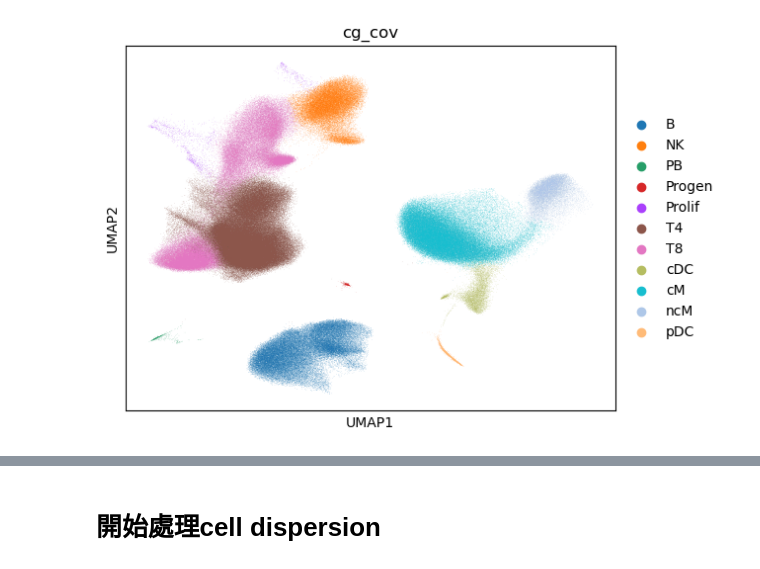
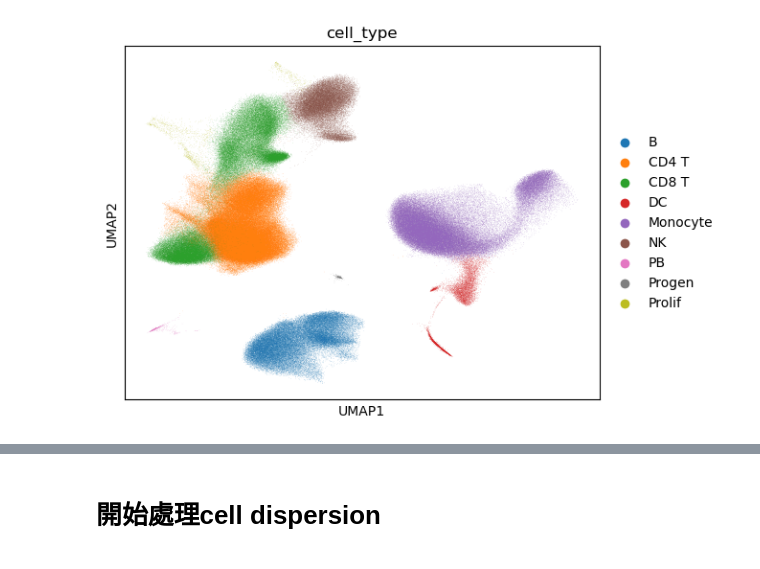
Before and after one commit to benson8902/Research, a Jupyter notebook: Code/Step4 Start Cell Dispersion_GSE174188.ipynb, the cells around one changed output, grey strips where cells are left out. Cells and saved outputs as stored; diff of their text form; code cells hidden in the pictures.

```diff
--- a/Code/Step4 Start Cell Dispersion_GSE174188.ipynb
+++ b/Code/Step4 Start Cell Dispersion_GSE174188.ipynb
@@ -29,6 +53,5 @@ healthy_adata = anndata.AnnData(X = X, obs = obs, var = var, uns = uns)
 healthy_adata.write("GSE174188/GSE174188_Healthy.h5ad")
 # %%
-healthy = sc.read_h5ad("GSE174188/GSE174188_CLUES1_adjusted.h5ad")
-healthy = healthy[healthy.obs.Status == "Healthy", :]
+healthy = sc.read_h5ad("GSE174188/GSE174188_Healthy.h5ad")
 healthy
 # %% [output]
@@ -47,4 +80,4 @@ cell_type
 # %%
-sc.pl.umap(healthy, color = "cg_cov")
+sc.pl.umap(healthy, color = "cell_type")
 # %% [output]
-[figure, old version]
+[figure, new version]
```
Also changed, not shown: parts of 40 cells of this notebook.
